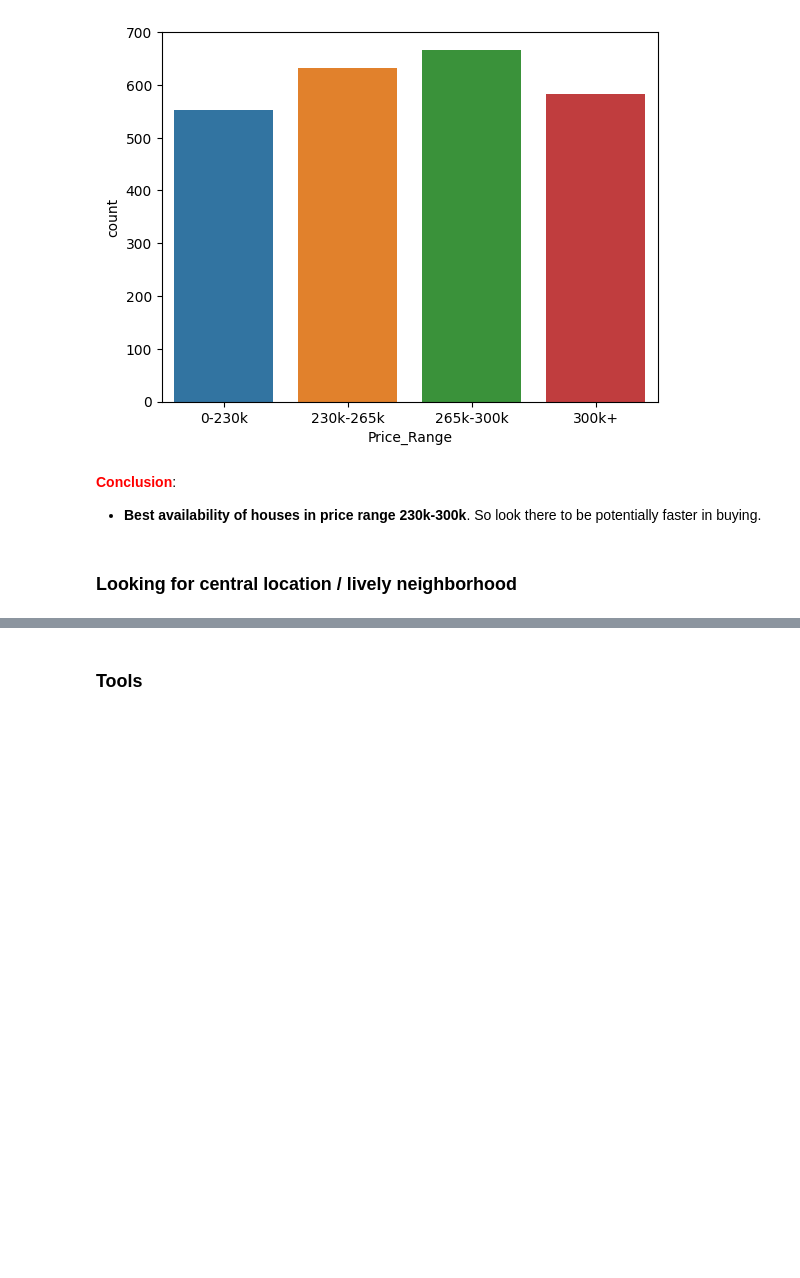
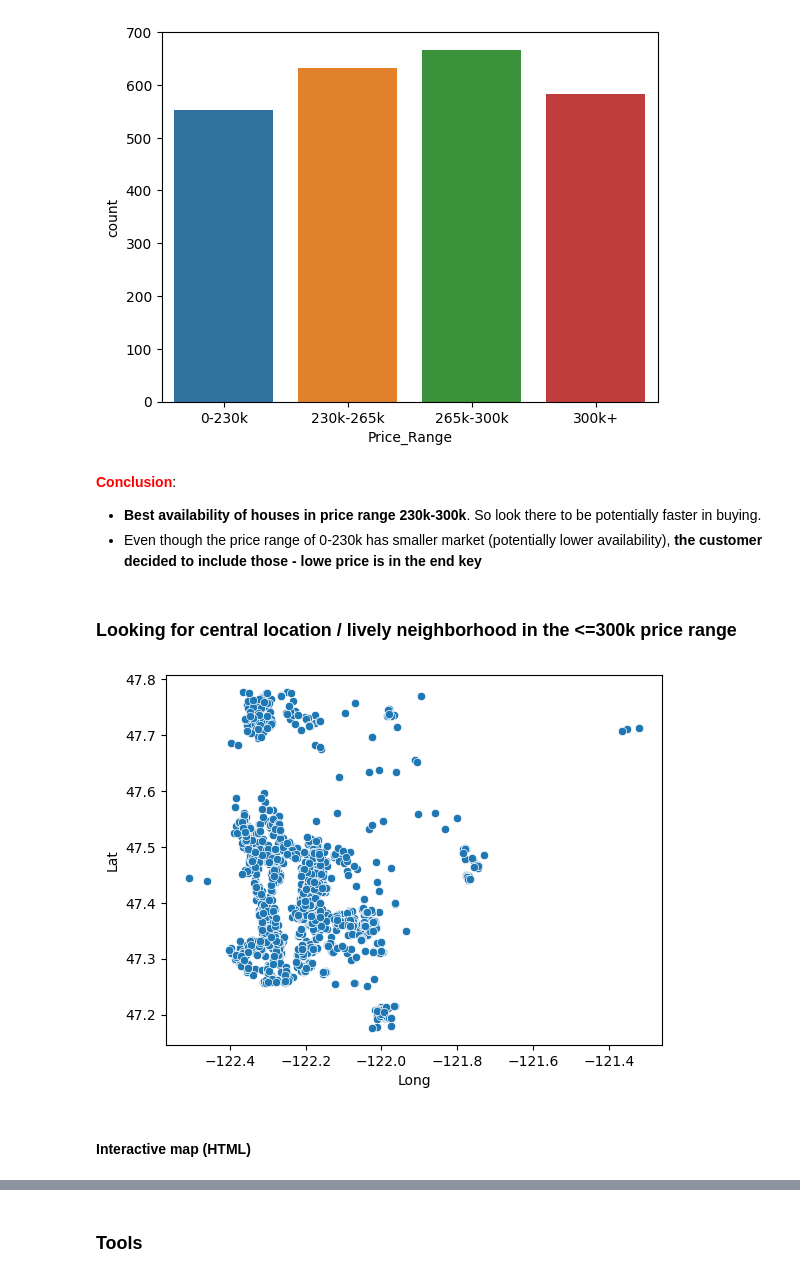
Before and after one commit to xit7/ds-eda-first-project-houses, a Jupyter notebook: 2_assignment-analysis.ipynb, the cells around one changed output, grey strips where cells are left out. Cells and saved outputs as stored; diff of their text form; code cells hidden in the pictures; blank space fills up the shorter version.

```diff
--- a/2_assignment-analysis.ipynb
+++ b/2_assignment-analysis.ipynb
@@ -532,5 +526,15 @@ sns.countplot(data=grade_7, x='Price_Range')#, y='Price' )
 # %% [markdown]
 <span style="color:red">**Conclusion**</span>:
 * **Best availability of houses in price range 230k-300k**. So look there to be potentially faster in buying.
+* Even though the price range of 0-230k has smaller market (potentially lower availability), **the customer decided to include those - lowe price is in the end key**
 # %% [markdown]
-### Looking for central location / lively neighborhood
+### Looking for central location / lively neighborhood in the <=300k price range
+# %%
+# Plotting grad_7 3-bedroom houses of affordable price range
+grade_7_affordable = grade_7[grade_7['Price'] <= 300000].copy()
+sns.scatterplot(data=grade_7_affordable, x='Long', y='Lat')
+plt.show()
+# %% [output]
+[figure, added]
+# %% [markdown]
+#### Interactive map (HTML)
```
Also changed, not shown: parts of 10 cells of this notebook.
